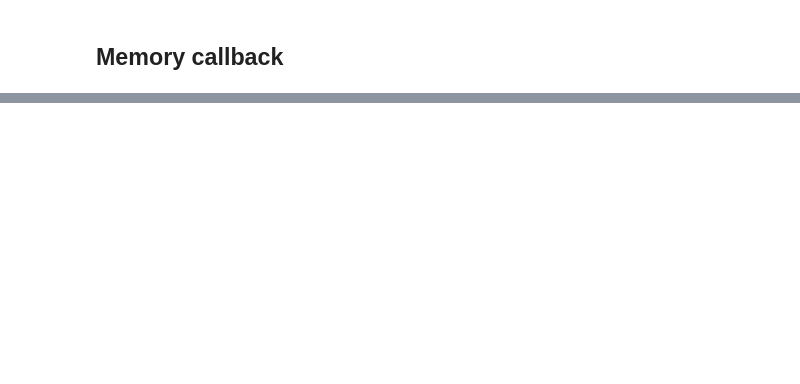
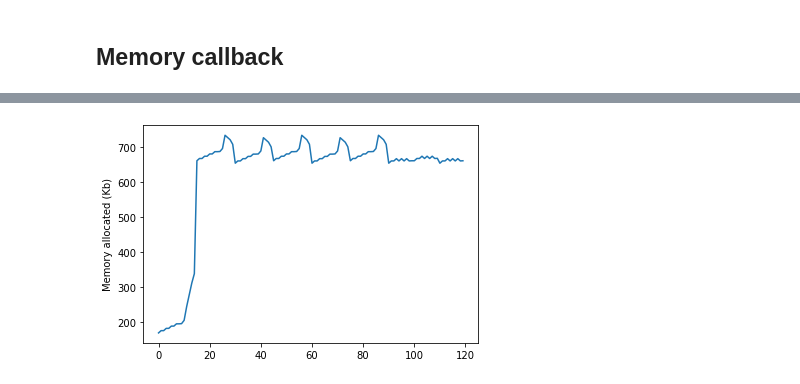
Before and after one commit to arampacha/pt_memprofile, a Jupyter notebook: 00_core.ipynb, the cells around one changed output, grey strips where cells are left out. Saved outputs shown, nothing was run; the diff lists cells and outputs as text; code cells hidden in the pictures; blank space fills up the shorter version.

```diff
--- a/00_core.ipynb
+++ b/00_core.ipynb
@@ -151,0 +245,21 @@ plt.plot(mem_log2['call_idx'], mem_log2['mem_all'], label='mem_profile');
+# %%
+#export
+class MemStatsCallback(HookCallback):
+    "Registers memory hooks on modules"
+    def __init__(self, modules=None, label=None, remove_end=True):
+        store_attr()
+        self.prealloc = torch.cuda.memory_allocated()
+        self.every = None
+
+    def _register(self): self.hooks = MemHooks(self.modules, name=self.label)
+
+    def after_fit(self):
+        self.stats = pd.DataFrame(self.hooks.mem_log, copy=True)
+        self.stats['mem_all'] = self.stats['mem_all'] - self.prealloc
+        if self.remove_end: self._remove()
+
+    def plot(self): plot_log(self.stats)
+# %%
+#cuda
+learn = Learner(dls, simple_model(), loss_func=CrossEntropyLossFlat(), cbs=MemStatsCallback())
+learn.fit(1, 1e-3, cbs=[ShortEpochCallback(pct=0.1)])
@@ -152,3 +286,8 @@ plt.plot(mem_log2['call_idx'], mem_log2['mem_all'], label='mem_profile');
+# %%
+#cuda
+learn.mem_stats.plot()
+# %% [output]
+[figure, added]
 # %%
 #hide
 from nbdev.export import notebook2script; notebook2script()
```
Also changed, not shown: parts of 21 cells of this notebook, 6 other files.
